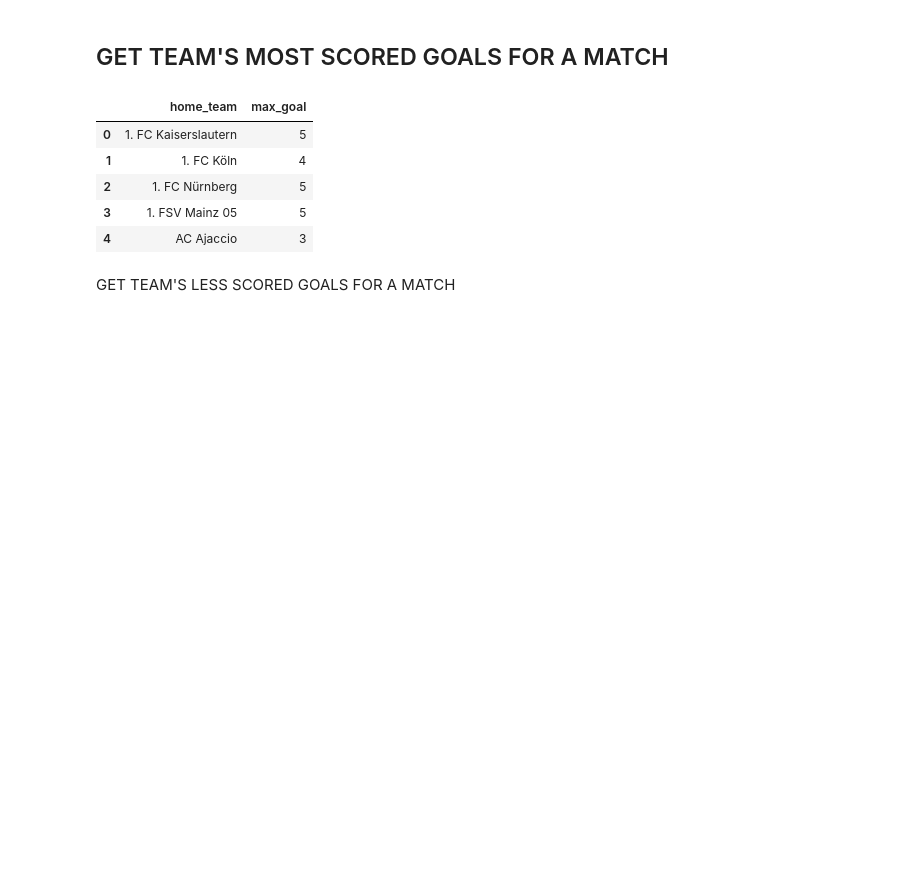
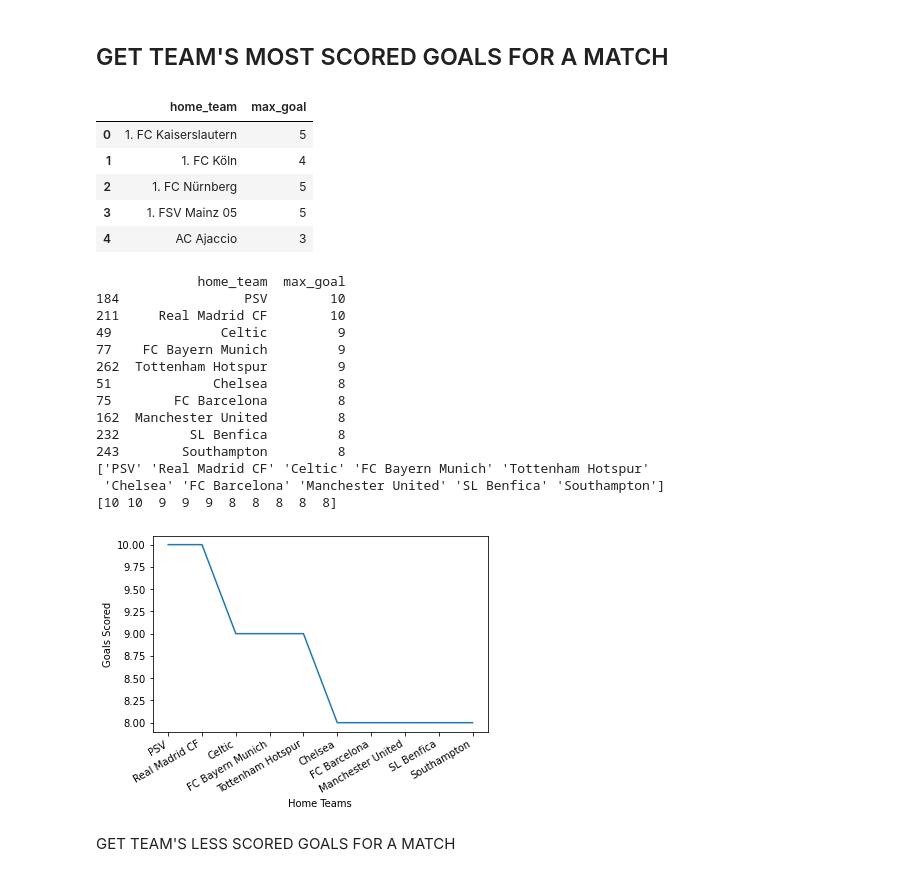
Before and after one commit to Atwinenickson/soccer_analysis, a Jupyter notebook: investigate-a-dataset-template.ipynb, the cells around one changed output. Saved outputs shown, nothing was run; the diff lists cells and outputs as text; code cells hidden in the pictures; blank space fills up the shorter version.

```diff
--- a/investigate-a-dataset-template.ipynb
+++ b/investigate-a-dataset-template.ipynb
@@ -645,6 +662,35 @@ max_res.head()
 | 2 | 1. FC Nürnberg | 5 |
 | 3 | 1. FSV Mainz 05 | 5 |
 | 4 | AC Ajaccio | 3 |
+# %%
+largest_ten= max_res.nlargest(10,'max_goal')
+print(largest_ten)
+largest_ten_teams = np.array(largest_ten['home_team'])
+print(largest_ten_teams)
+largest_ten_goals = np.array(largest_ten['max_goal'])
+print(largest_ten_goals)
+fig, ax = plt.subplots()
+ax.plot(largest_ten_teams, largest_ten_goals)
+fig.autofmt_xdate()
+plt.xlabel('Home Teams')
+plt.ylabel('Goals Scored')
+plt.show()
+# %% [output]
+             home_team  max_goal
+184                PSV        10
+211     Real Madrid CF        10
+49              Celtic         9
+77    FC Bayern Munich         9
+262  Tottenham Hotspur         9
+51             Chelsea         8
+75        FC Barcelona         8
+162  Manchester United         8
+232         SL Benfica         8
+243        Southampton         8
+['PSV' 'Real Madrid CF' 'Celtic' 'FC Bayern Munich' 'Tottenham Hotspur'
+ 'Chelsea' 'FC Barcelona' 'Manchester United' 'SL Benfica' 'Southampton']
+[10 10  9  9  9  8  8  8  8  8]
+[figure, added]
 # %%
 max_res.to_csv('most_goals_per_team.csv')
 # %% [markdown]
```
Also changed, not shown: parts of 5 cells of this notebook.
